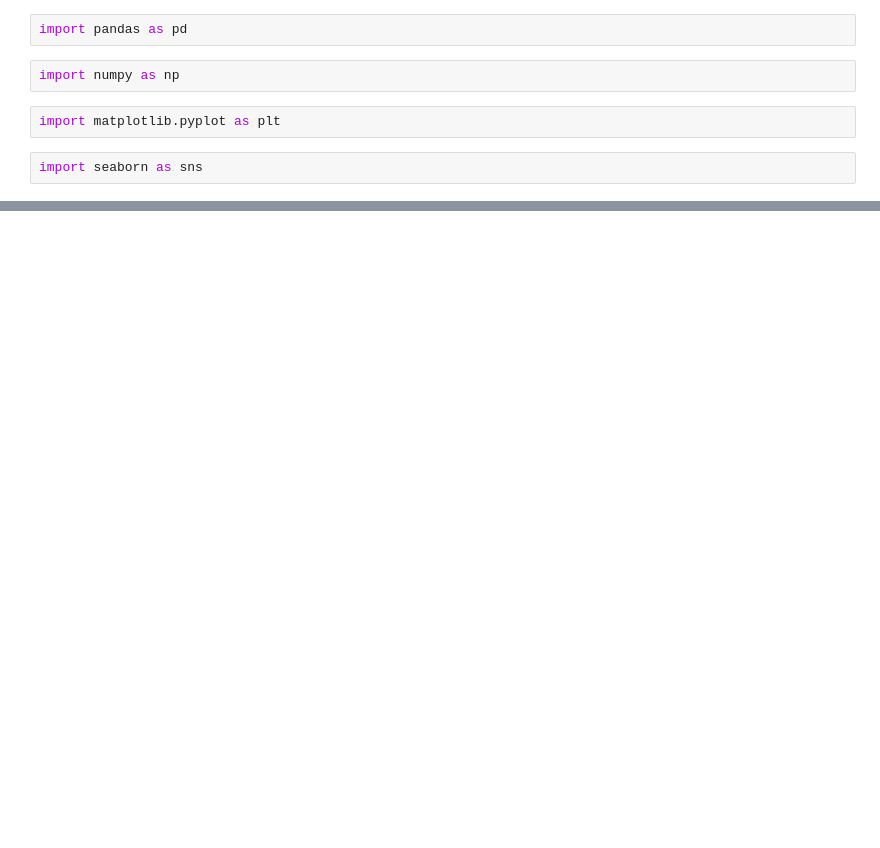
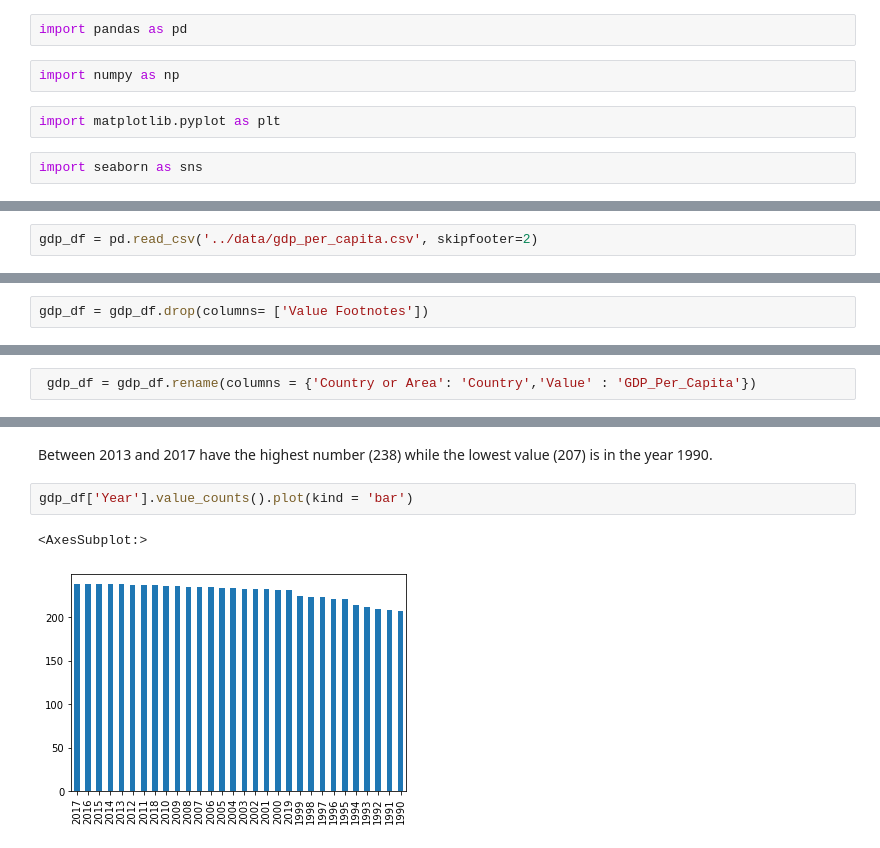
Before and after one commit to nss-data-science-cohort-6/un_data_question-gtcolorado, a Jupyter notebook: Notebooks/UN_Data_Exploration.ipynb, the cells around one changed output, grey strips where cells are left out. Cells and saved outputs as stored; diff of their text form; blank space fills up the shorter version.

```diff
--- a/Notebooks/UN_Data_Exploration.ipynb
+++ b/Notebooks/UN_Data_Exploration.ipynb
@@ -12,0 +9,2 @@ NameError: name 'pd' is not defined
+# %%
+gdp_df = pd.read_csv('../data/gdp_per_capita.csv', skipfooter=2)
@@ -12,0 +49,2 @@ NameError: name 'pd' is not defined
+# %%
+gdp_df = gdp_df.drop(columns= ['Value Footnotes'])
@@ -12,0 +53,2 @@ NameError: name 'pd' is not defined
+# %%
+ gdp_df = gdp_df.rename(columns = {'Country or Area': 'Country','Value' : 'GDP_Per_Capita'})
@@ -12,0 +120,7 @@ NameError: name 'pd' is not defined
+# %% [markdown]
+Between 2013 and 2017 have the highest number (238) while the lowest value (207) is in the year 1990.
+# %%
+gdp_df['Year'].value_counts().plot(kind = 'bar')
+# %% [output]
+<AxesSubplot:>
+[figure, added]
```
Also changed, not shown: parts of 39 cells of this notebook.
